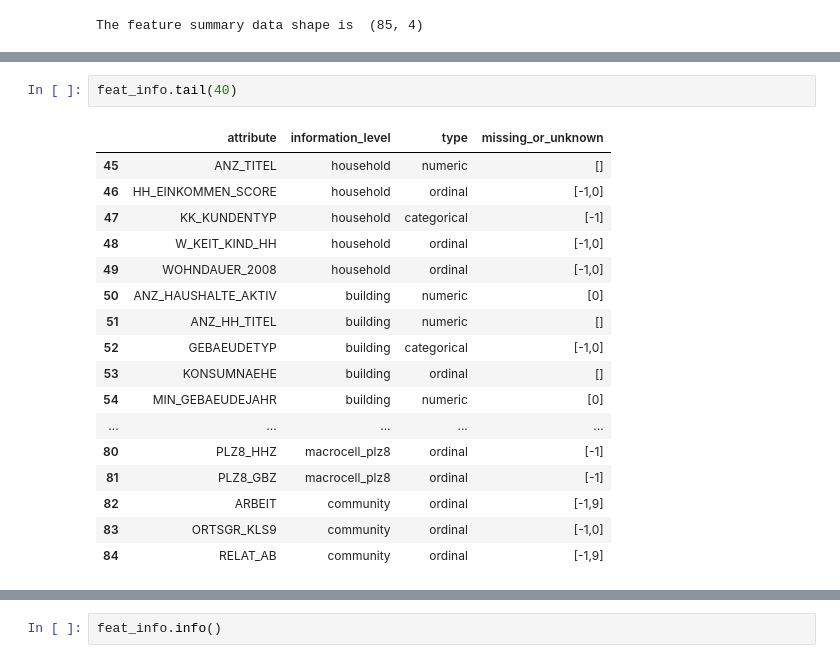
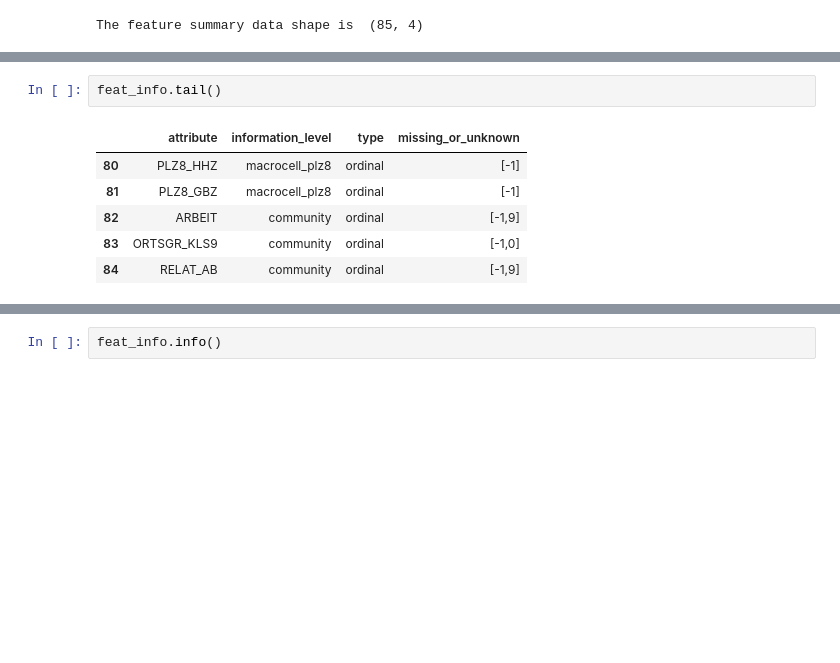
Before and after one commit to mahmodKhaled/Identify-Customer-Segments, a Jupyter notebook: Identify_Customer_Segments.ipynb, the cells around one changed output, grey strips where cells are left out. Cells and saved outputs as stored; diff of their text form; blank space fills up the shorter version.

```diff
--- a/Identify_Customer_Segments.ipynb
+++ b/Identify_Customer_Segments.ipynb
@@ -133,18 +123,7 @@ feat_info.head(40)
 # %%
-feat_info.tail(40)
+feat_info.tail()
 # %% [output]
 |  | attribute | information_level | type | missing_or_unknown |
-| 45 | ANZ_TITEL | household | numeric | [] |
-| 46 | HH_EINKOMMEN_SCORE | household | ordinal | [-1,0] |
-| 47 | KK_KUNDENTYP | household | categorical | [-1] |
-| 48 | W_KEIT_KIND_HH | household | ordinal | [-1,0] |
-| 49 | WOHNDAUER_2008 | household | ordinal | [-1,0] |
-| 50 | ANZ_HAUSHALTE_AKTIV | building | numeric | [0] |
-| 51 | ANZ_HH_TITEL | building | numeric | [] |
-| 52 | GEBAEUDETYP | building | categorical | [-1,0] |
-| 53 | KONSUMNAEHE | building | ordinal | [] |
-| 54 | MIN_GEBAEUDEJAHR | building | numeric | [0] |
-| ... | ... | ... | ... | ... |
 | 80 | PLZ8_HHZ | macrocell_plz8 | ordinal | [-1] |
 | 81 | PLZ8_GBZ | macrocell_plz8 | ordinal | [-1] |
 | 82 | ARBEIT | community | ordinal | [-1,9] |
```
Also changed, not shown: parts of 9 cells of this notebook.
